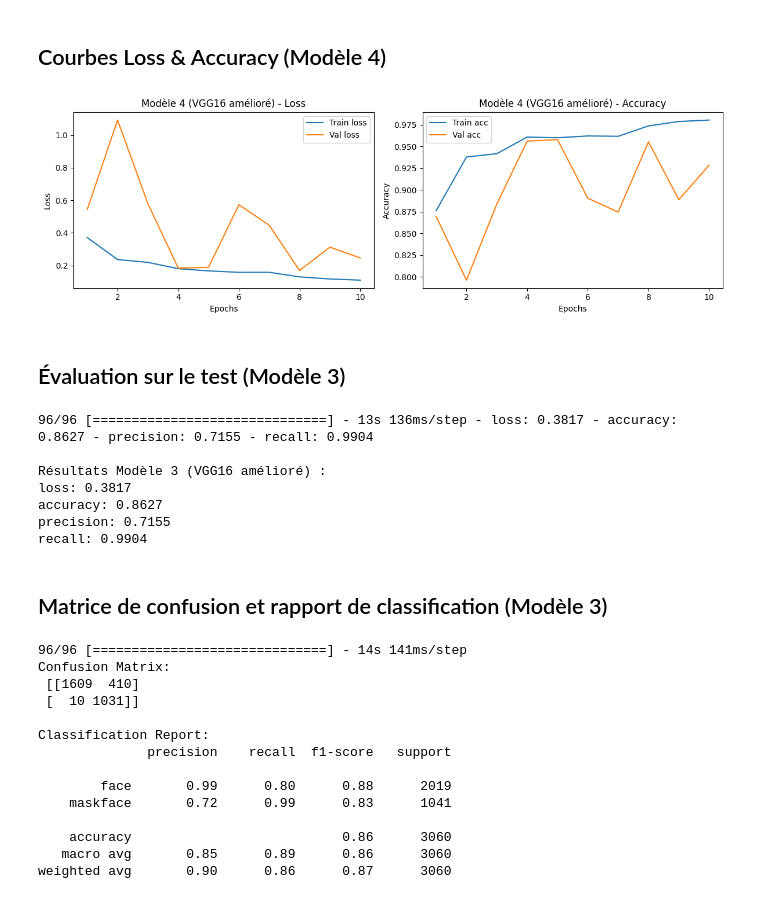
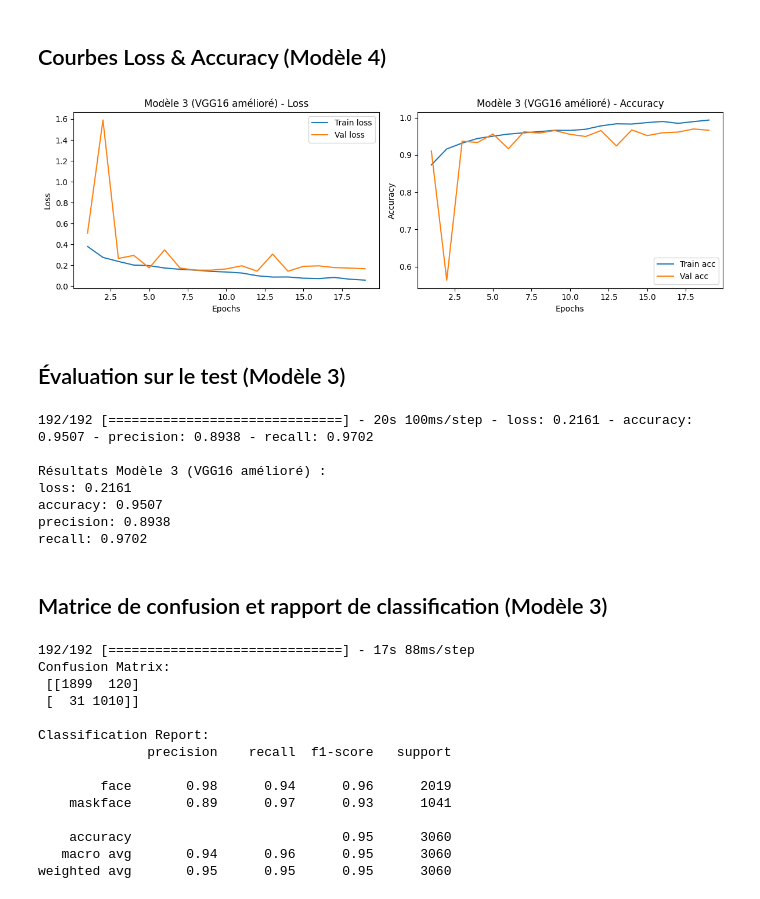
Before and after one commit to yessineabdelmaksoud/comapre-model-DL, a Jupyter notebook: model3.ipynb, the cells around one changed output. Cells and saved outputs as stored; diff of their text form; code cells hidden in the pictures.

```diff
--- a/model3.ipynb
+++ b/model3.ipynb
@@ -152,7 +193,7 @@ reduce_lr_vgg4 = ReduceLROnPlateau(
 history_vgg4 = model_vgg4.fit(
     train_ds,
     validation_data=val_ds,
-    epochs=10,
+    epochs=25,
     callbacks=[checkpoint_vgg4, early_stop_vgg4, reduce_lr_vgg4],
     verbose=1
 )
@@ -178,9 +219,9 @@ Epoch 10: val_loss did not improve from 0.16936
 ## Courbes Loss & Accuracy (Modèle 4)
 # %%
 from load import plot_history
-plot_history(history_vgg4, title_prefix="Modèle 4 (VGG16 amélioré)")
+plot_history(history_vgg4, title_prefix="Modèle 3 (VGG16 amélioré)")
 # %% [output]
-[figure, old version]
+[figure, new version]
 # %% [markdown]
 ## Évaluation sur le test (Modèle 3)
 # %%
@@ -190,13 +231,13 @@ print("\nRésultats Modèle 3 (VGG16 amélioré) :")
 for name, value in zip(model_vgg4.metrics_names, test_results_vgg4):
     print(f"{name}: {value:.4f}")
 # %% [output]
-96/96 [==============================] - 13s 136ms/step - loss: 0.3817 - accuracy: 0.8627 - precision: 0.7155 - recall: 0.9904
+192/192 [==============================] - 20s 100ms/step - loss: 0.2161 - accuracy: 0.9507 - precision: 0.8938 - recall: 0.9702
 
 Résultats Modèle 3 (VGG16 amélioré) :
-loss: 0.3817
-accuracy: 0.8627
-precision: 0.7155
-recall: 0.9904
+loss: 0.2161
+accuracy: 0.9507
+precision: 0.8938
+recall: 0.9702
 # %% [markdown]
 ##  Matrice de confusion et rapport de classification (Modèle 3)
 # %%
@@ -216,18 +257,18 @@ print("Confusion Matrix:\n", cm)
 print("\nClassification Report:")
 print(classification_report(y_true, y_pred, target_names=class_names))
 # %% [output]
-96/96 [==============================] - 14s 141ms/step
+192/192 [==============================] - 17s 88ms/step
 Confusion Matrix:
- [[1609  410]
- [  10 1031]]
+ [[1899  120]
+ [  31 1010]]
 
 Classification Report:
               precision    recall  f1-score   support
 
-        face       0.99      0.80      0.88      2019
-    maskface       0.72      0.99      0.83      1041
+        face       0.98      0.94      0.96      2019
+    maskface       0.89      0.97      0.93      1041
 
-    accuracy                           0.86      3060
-   macro avg       0.85      0.89      0.86      3060
-weighted avg       0.90      0.86      0.87      3060
+    accuracy                           0.95      3060
+   macro avg       0.94      0.96      0.95      3060
+weighted avg       0.95      0.95      0.95      3060
 # %% [markdown]
```
Also changed, not shown: parts of 6 cells of this notebook, 5 other files.
